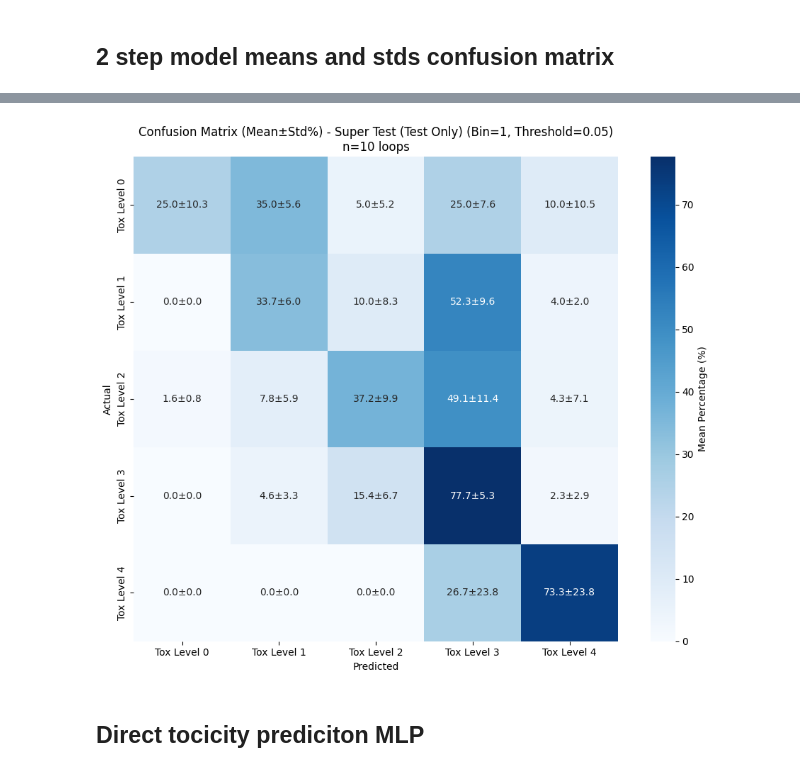
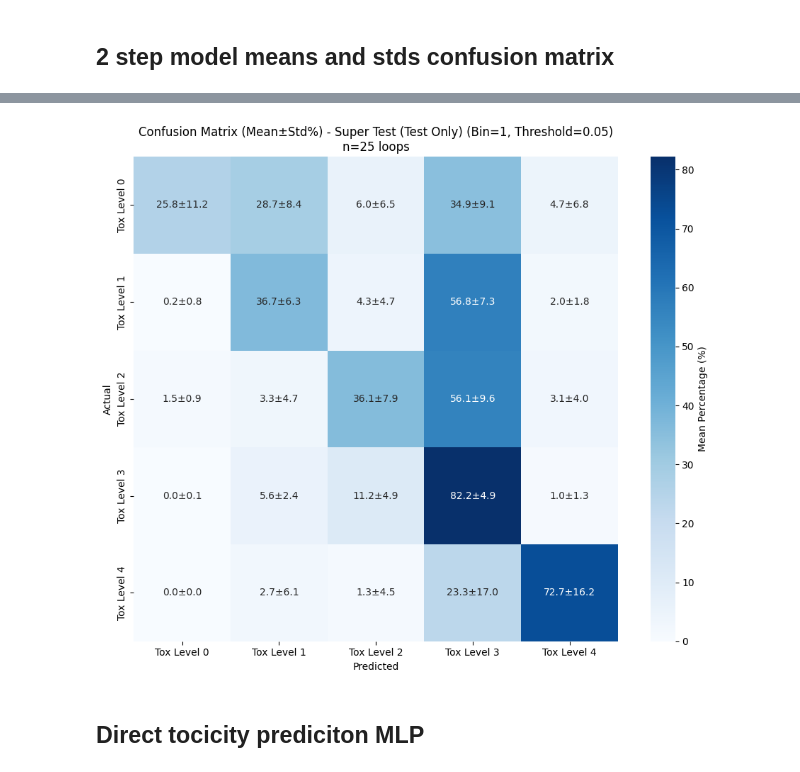
Before and after one commit to DashLLipsey/PREDICT-MIT-LL, a Jupyter notebook: Notebooks/2_step_model_confusion_and_heatmaps.ipynb, the cells around one changed output, grey strips where cells are left out. Cells and saved outputs as stored; diff of their text form; code cells hidden in the pictures.

```diff
--- a/Notebooks/2_step_model_confusion_and_heatmaps.ipynb
+++ b/Notebooks/2_step_model_confusion_and_heatmaps.ipynb
@@ -2383,15 +2994,15 @@ create_percentage_confusion_matrix_mean_std(folder='/home/dlipsey/MITLincolnLabs
 # %%
 # Synthetic Ablation Super Test Confusion Matrix
 create_percentage_confusion_matrix_mean_std(folder='/home/dlipsey/MITLincolnLabs/MIT_LL_data/',
                                             folder_name='2step_synth_abl_134_loop_super_test',
                                             bin_size=1, threshold_size=0.05,
                                             use_super_test=True,
                                             save_plots=False,
                                             test_in=True,
                                             train_in=False,
-                                            num_loops=10) # None for all
+                                            num_loops=None) # None for all
 # %% [output]
-[figure, old version]
+[figure, new version]
 # %% [markdown]
 ## Direct tocicity prediciton MLP
 # %%
```
Also changed, not shown: parts of 19 cells of this notebook, 5 other files.
